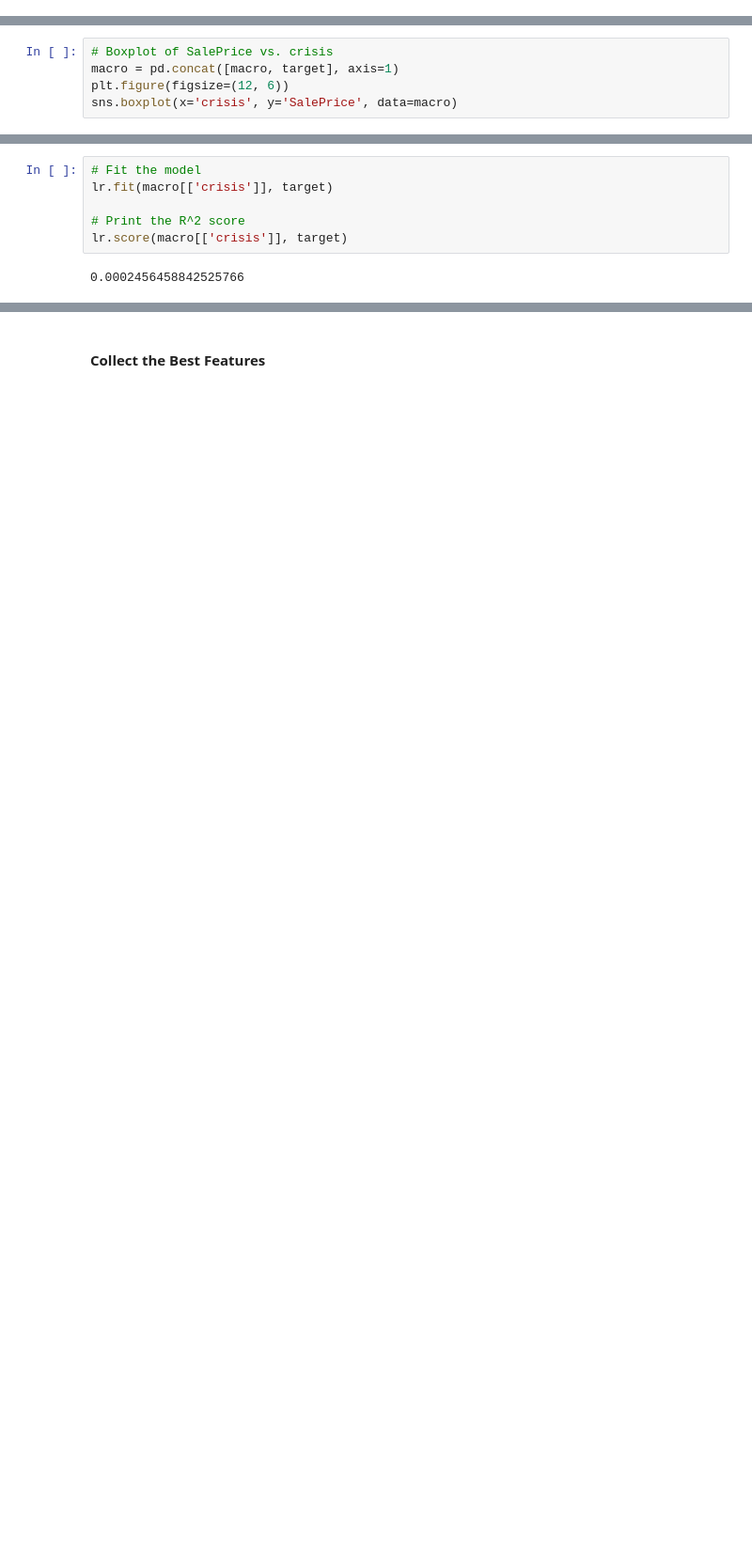
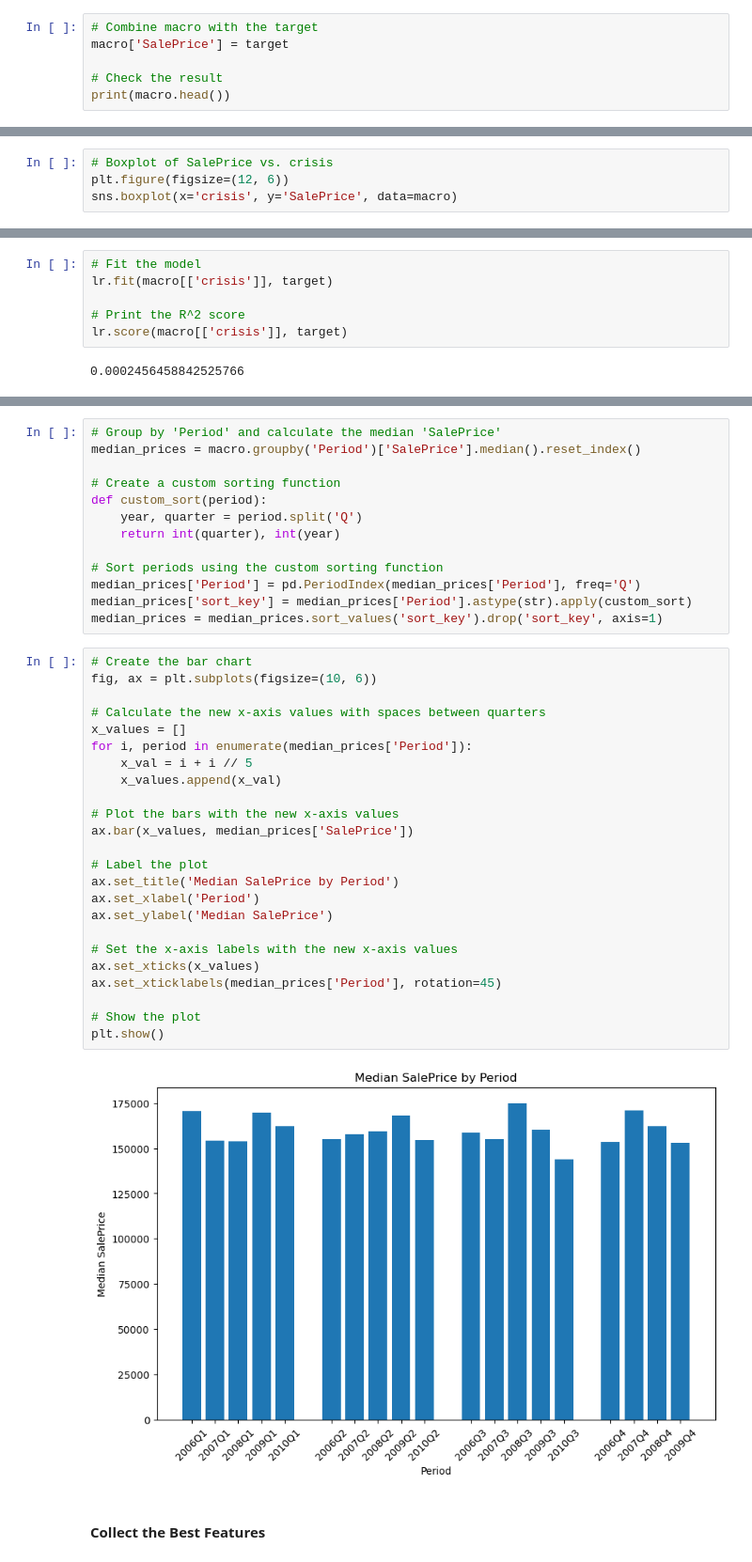
Before and after one commit to bassoonelephant/ames, a Jupyter notebook: 2-ames-LR.ipynb, the cells around one changed output, grey strips where cells are left out. Shown at 94% size. Drawn from its saved outputs; the diff is of its cells as text; blank space fills up the shorter version.

```diff
--- a/2-ames-LR.ipynb
+++ b/2-ames-LR.ipynb
@@ -439,0 +440,6 @@ print(macro.head())
+# %%
+# Combine macro with the target
+macro['SalePrice'] = target
+
+# Check the result
+print(macro.head())
@@ -440,6 +453,5 @@ print(macro.head())
 # %%
 # Boxplot of SalePrice vs. crisis
-macro = pd.concat([macro, target], axis=1)
 plt.figure(figsize=(12, 6))
 sns.boxplot(x='crisis', y='SalePrice', data=macro)
 # %% [output]
@@ -456,2 +470,41 @@ lr.score(macro[['crisis']], target)
+# %%
+# Group by 'Period' and calculate the median 'SalePrice'
+median_prices = macro.groupby('Period')['SalePrice'].median().reset_index()
+
+# Create a custom sorting function
+def custom_sort(period):
+    year, quarter = period.split('Q')
+    return int(quarter), int(year)
+
+# Sort periods using the custom sorting function
+median_prices['Period'] = pd.PeriodIndex(median_prices['Period'], freq='Q')
+median_prices['sort_key'] = median_prices['Period'].astype(str).apply(custom_sort)
+median_prices = median_prices.sort_values('sort_key').drop('sort_key', axis=1)
+# %%
+# Create the bar chart
+fig, ax = plt.subplots(figsize=(10, 6))
+
+# Calculate the new x-axis values with spaces between quarters
+x_values = []
+for i, period in enumerate(median_prices['Period']):
+    x_val = i + i // 5
+    x_values.append(x_val)
+
+# Plot the bars with the new x-axis values
+ax.bar(x_values, median_prices['SalePrice'])
+
+# Label the plot
+ax.set_title('Median SalePrice by Period')
+ax.set_xlabel('Period')
+ax.set_ylabel('Median SalePrice')
+
+# Set the x-axis labels with the new x-axis values
+ax.set_xticks(x_values)
+ax.set_xticklabels(median_prices['Period'], rotation=45)
+
+# Show the plot
+plt.show()
+# %% [output]
+[figure, added]
 # %% [markdown]
 #### Collect the Best Features
```
Also changed, not shown: parts of 19 cells of this notebook.
